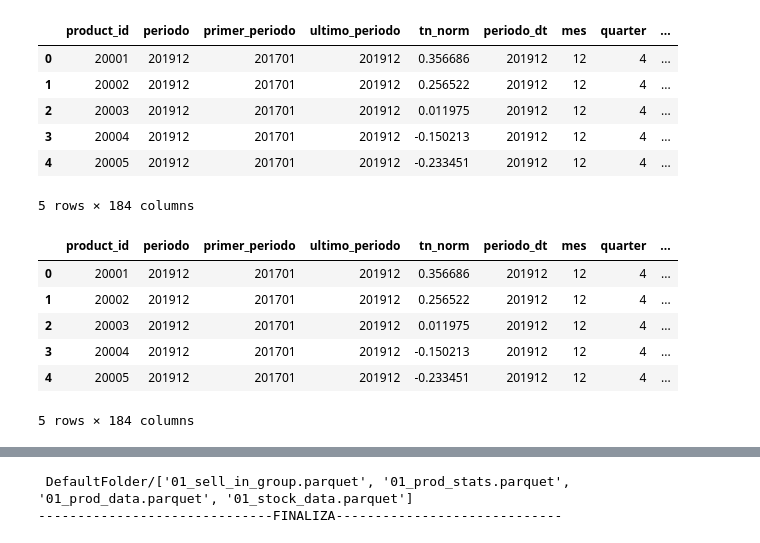
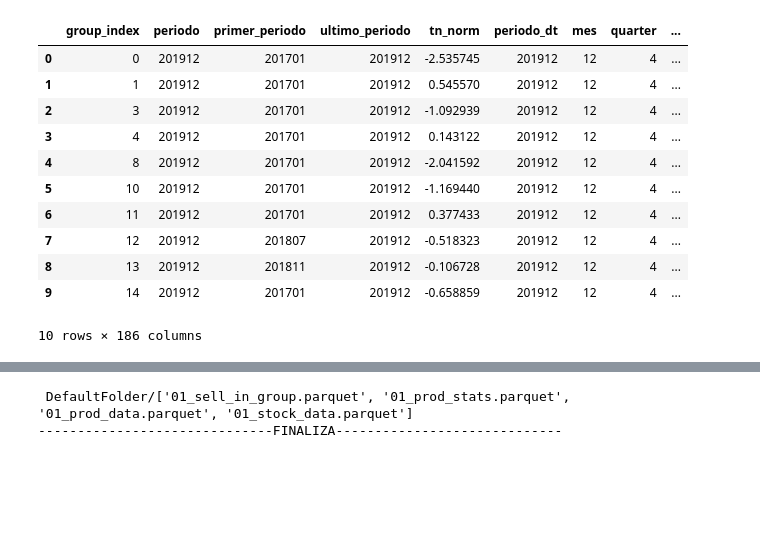
Before and after one commit to waldof86/labo3-2024v, a Jupyter notebook: Proyecto/06_evaluar_prediccion.ipynb, the cells around one changed output, grey strips where cells are left out. Cells and saved outputs as stored; diff of their text form; code cells hidden in the pictures; blank space fills up the shorter version.

```diff
--- a/Proyecto/06_evaluar_prediccion.ipynb
+++ b/Proyecto/06_evaluar_prediccion.ipynb
@@ -22,27 +42,20 @@ print(f"------------------------------COMIENZA-----------------------------\n[{F
 # %%
-#df = pd.read_parquet('sell_in_pred.parquet')
-df = pd.read_parquet(f"{FOLDER}/{FILES[4][0]}")
-df.head()
+df_fut = pd.read_parquet(f"./Experimentos/2024-06-23_NuevoScript/05_sell_in_pred_futuro.parquet")
+#df_fut = pd.read_parquet(f"{FOLDER}/{FILES[4][1]}")
+df_fut.head(10)
 # %% [output]
-|  | product_id | periodo | primer_periodo | ultimo_periodo | tn_norm | periodo_dt | mes | quarter | ... |
-| 0 | 20001 | 201912 | 201701 | 201912 | 0.356686 | 201912 | 12 | 4 | ... |
-| 1 | 20002 | 201912 | 201701 | 201912 | 0.256522 | 201912 | 12 | 4 | ... |
-| 2 | 20003 | 201912 | 201701 | 201912 | 0.011975 | 201912 | 12 | 4 | ... |
-| 3 | 20004 | 201912 | 201701 | 201912 | -0.150213 | 201912 | 12 | 4 | ... |
-| 4 | 20005 | 201912 | 201701 | 201912 | -0.233451 | 201912 | 12 | 4 | ... |
+|  | group_index | periodo | primer_periodo | ultimo_periodo | tn_norm | periodo_dt | mes | quarter | ... |
+| 0 | 0 | 201912 | 201701 | 201912 | -2.535745 | 201912 | 12 | 4 | ... |
+| 1 | 1 | 201912 | 201701 | 201912 | 0.545570 | 201912 | 12 | 4 | ... |
+| 2 | 3 | 201912 | 201701 | 201912 | -1.092939 | 201912 | 12 | 4 | ... |
+| 3 | 4 | 201912 | 201701 | 201912 | 0.143122 | 201912 | 12 | 4 | ... |
+| 4 | 8 | 201912 | 201701 | 201912 | -2.041592 | 201912 | 12 | 4 | ... |
+| 5 | 10 | 201912 | 201701 | 201912 | -1.169440 | 201912 | 12 | 4 | ... |
+| 6 | 11 | 201912 | 201701 | 201912 | 0.377433 | 201912 | 12 | 4 | ... |
+| 7 | 12 | 201912 | 201807 | 201912 | -0.518323 | 201912 | 12 | 4 | ... |
+| 8 | 13 | 201912 | 201811 | 201912 | -0.106728 | 201912 | 12 | 4 | ... |
+| 9 | 14 | 201912 | 201701 | 201912 | -0.658859 | 201912 | 12 | 4 | ... |
-5 rows × 184 columns
+10 rows × 186 columns
-# %%
-#df_fut = pd.read_parquet('sell_in_pred_futuro.parquet')
-df_fut = pd.read_parquet(f"{FOLDER}/{FILES[4][1]}")
-df_fut.head()
-# %% [output]
-|  | product_id | periodo | primer_periodo | ultimo_periodo | tn_norm | periodo_dt | mes | quarter | ... |
-| 0 | 20001 | 201912 | 201701 | 201912 | 0.356686 | 201912 | 12 | 4 | ... |
-| 1 | 20002 | 201912 | 201701 | 201912 | 0.256522 | 201912 | 12 | 4 | ... |
-| 2 | 20003 | 201912 | 201701 | 201912 | 0.011975 | 201912 | 12 | 4 | ... |
-| 3 | 20004 | 201912 | 201701 | 201912 | -0.150213 | 201912 | 12 | 4 | ... |
-| 4 | 20005 | 201912 | 201701 | 201912 | -0.233451 | 201912 | 12 | 4 | ... |
-5 rows × 184 columns
 # %%
 def perdida(real, prediccion):
     total = real.sum()
```
Also changed, not shown: parts of 8 cells of this notebook, 13 other files.
